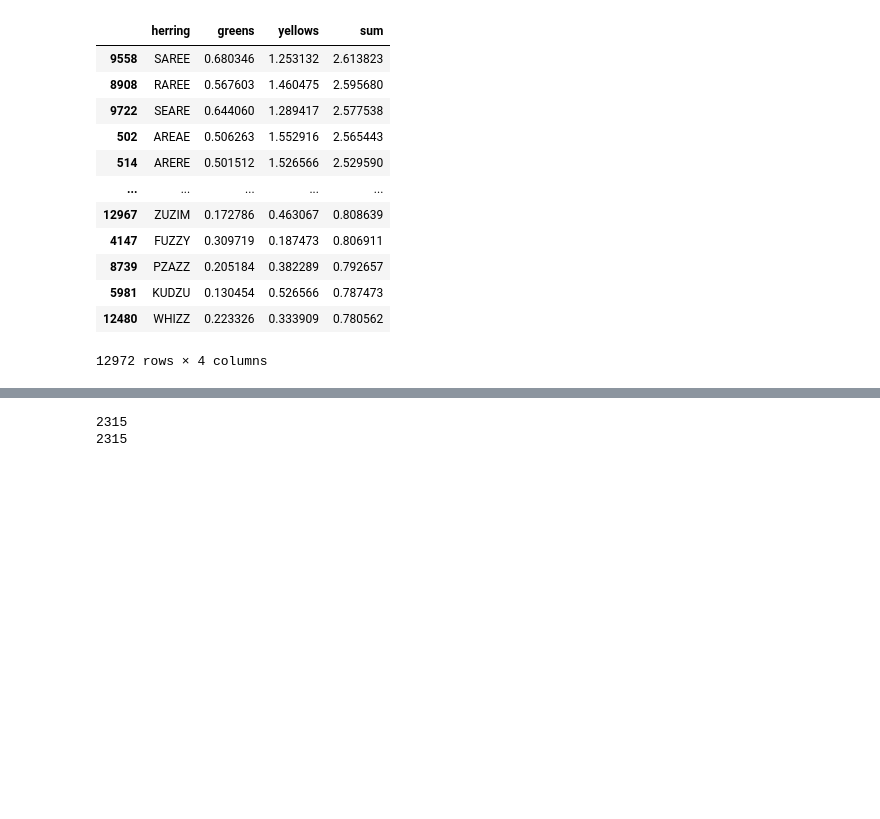
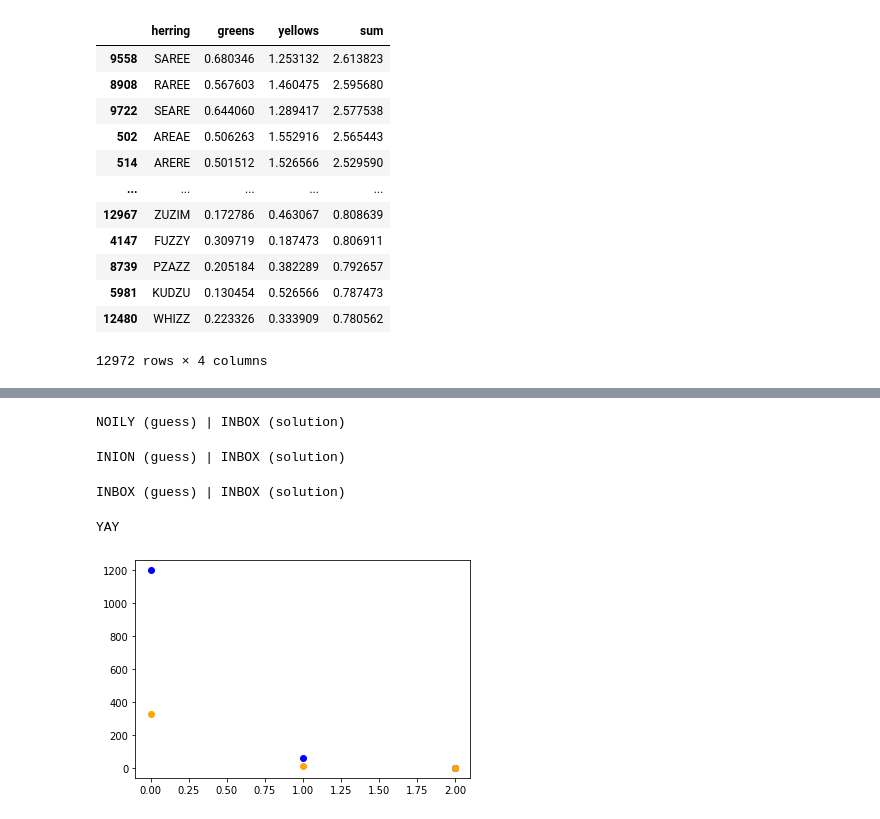
Before and after one commit to sejaldua/wordle-analysis, a Jupyter notebook: eda.ipynb, the cells around one changed output, grey strips where cells are left out. Drawn from its saved outputs; the diff is of its cells as text; code cells hidden in the pictures; blank space fills up the shorter version.

```diff
--- a/eda.ipynb
+++ b/eda.ipynb
@@ -119,42 +119,50 @@ def filter_list(pool, guess, score):
             pool = [word for word in pool if char not in word]
     return pool
 
-def simulate_round(solution, herring_df, solution_pool):
-    guess = herring_df.sort_values(by='sum', ascending=False).iloc[0, 0]
+color_map = {2: 'green', 1: 'yellow', 0: 'red'}
+
+def simulate_round(guess, solution, herring_df, solution_pool):
+    score = process_guess(guess, solution)
+    colored_guess = "".join([f"[{color_map[num]}]{char}[/{color_map[num]}]" for num, char in zip(score, guess)])
+    print(f"{colored_guess} (guess) | {solution} (solution)")
     if guess == solution:
         return True
-    print("guess is", guess)
-    print("solution is", solution)
-    score = process_guess(guess, solution)
-    print(score)
     solution_pool = filter_list(solution_pool, guess, score)
     herring_pool = filter_list(list(herring_df['herring']), guess, score)
-    try:
-        herring_pool.remove(guess)
-    except:
-        pass
-    # if len(solution_pool) <= 20:
-    #     print(herring_pool)
-    #     print(solution_pool)
+    if guess in herring_pool: herring_pool.remove(guess)
     new_herring_df = herring_df.copy()
     new_herring_df = new_herring_df[new_herring_df.herring.isin(herring_pool)]
     # re-run simulation to get new heuristic scoring metrics
     new_herring_df['greens'], new_herring_df['yellows'], new_herring_df['sum'] = zip(*new_herring_df['herring'].map(lambda x: simulate_guess_for_all_solutions(x, solution_pool)))
-    print(f"herring pool size is {len(herring_pool)}")
-    print(f"solution pool size is {len(solution_pool)}")
     return solution_pool, new_herring_df
 
+
+def run_simulation(solution):
+    global orig_solutions, orig_herring_df
+    solution_pool = orig_solutions
+    herring_df = orig_herring_df
+    count = 1
+    s_pool_size, h_pool_size = [], []
+    solved = False
+    while not solved:
+        # print("--------------")
+        # print(f"Guess #{count}")
+        guess = herring_df.sort_values(by='sum', ascending=False).iloc[0, 0]
+        simu_results = simulate_round(guess, solution, herring_df, solution_pool)
+        if simu_results == True:
+            solved = True
+            print("YAY")
+        else:
+            solution_pool, herring_df = simu_results
+            s_pool_size.append(len(solution_pool))
+            h_pool_size.append(len(herring_df))
+            # print(f"herring pool size {len(herring_df)}")
+            # print(f"solution pool size {len(solution_pool)}")
+        count += 1
+    fig = plt.figure()
+    plt.scatter(list(range(count-2)), h_pool_size, color='blue')
+    plt.scatter(list(range(count-2)), s_pool_size, color='orange')
+
 solution = random.choice(orig_solutions)
-solution_pool = orig_solutions
-herring_df = orig_herring_df
-count = 0
-while True:
-    simu_results = simulate_round('ELFIN', herring_df, solution_pool)
-    if simu_results == True:
-        print("YAY")
-        break
-    else:
-        solution_pool, herring_df = simu_results
-    count += 1
-    print(f"guess {count}")
+run_simulation(solution)
 # %% [output]
@@ -178,6 +170,5 @@ YAY
+NOILY (guess) | INBOX (solution)
+INION (guess) | INBOX (solution)
+INBOX (guess) | INBOX (solution)
+YAY
+[figure, added]
-# %%
-print(len(set(orig_herrings).intersection(set(orig_solutions))))
-print(len(set(orig_solutions)))
-# %% [output]
-2315
-2315
```
Also changed, not shown: parts of 1 cell of this notebook.
